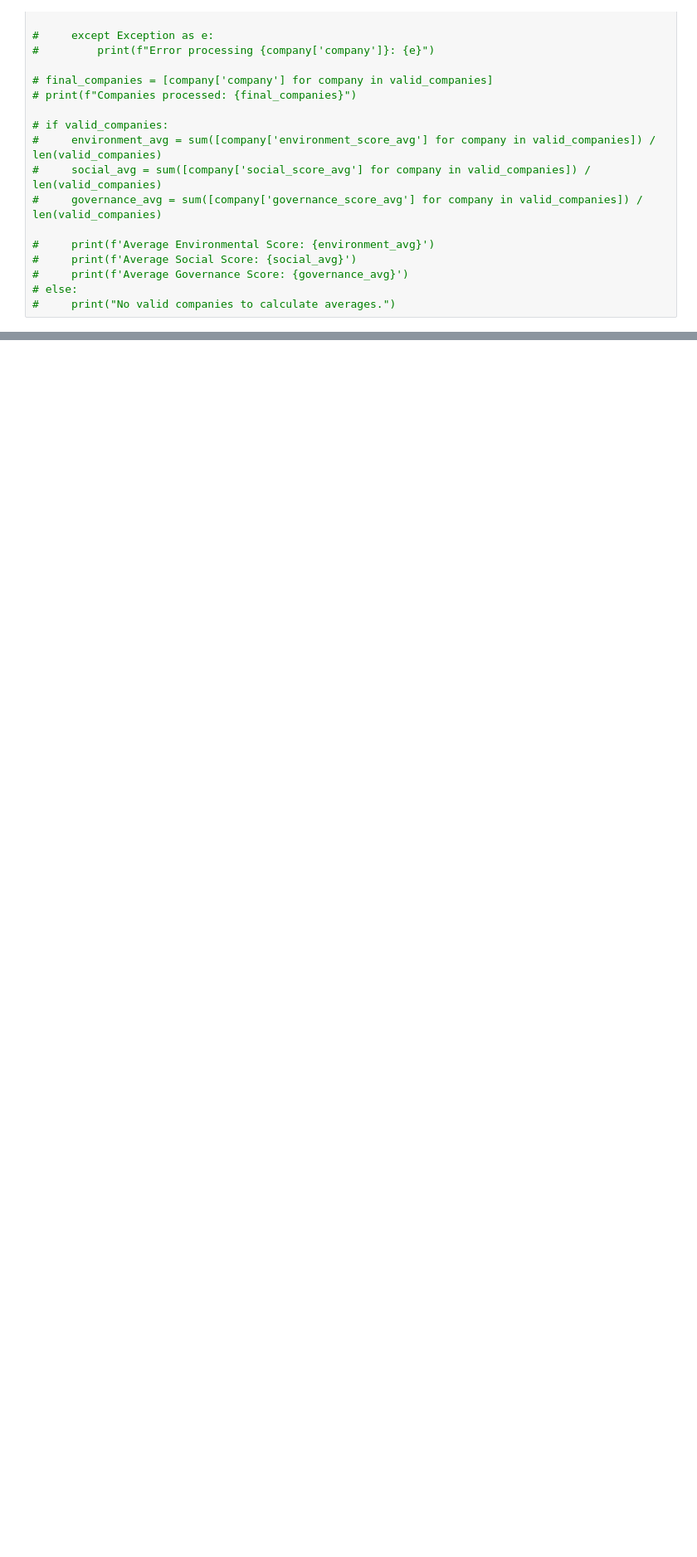
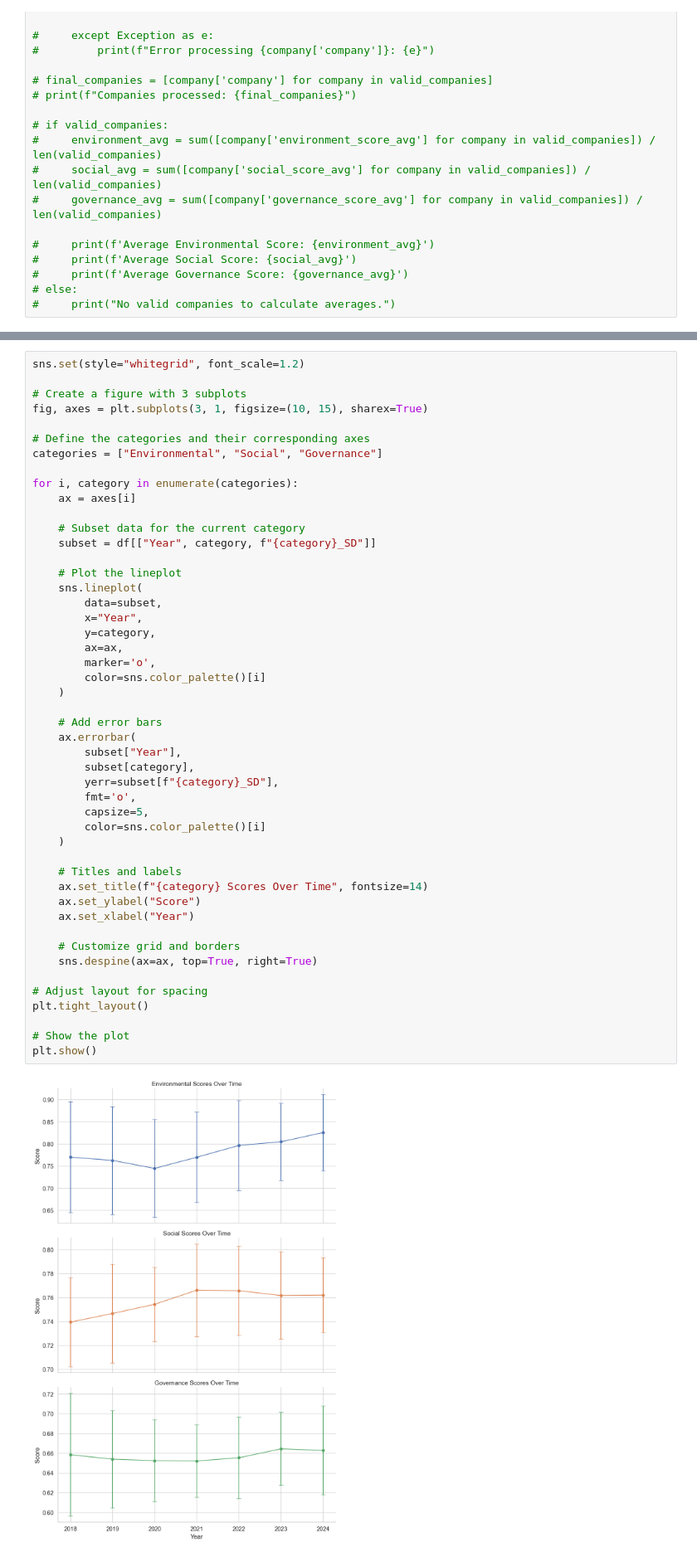
Before and after one commit to ajaymdn/FinalYearProject, a Jupyter notebook: FinBERT/lm-base.ipynb, the cells around one changed output, grey strips where cells are left out. Shown: that part at 83% size. Drawn from its saved outputs; the diff is of its cells as text; blank space fills up the shorter version.

```diff
--- a/FinBERT/lm-base.ipynb
+++ b/FinBERT/lm-base.ipynb
@@ -394,3 +570,53 @@ plt.show()
+# %%
+sns.set(style="whitegrid", font_scale=1.2)
+
+# Create a figure with 3 subplots
+fig, axes = plt.subplots(3, 1, figsize=(10, 15), sharex=True)
+
+# Define the categories and their corresponding axes
+categories = ["Environmental", "Social", "Governance"]
+
+for i, category in enumerate(categories):
+    ax = axes[i]
+
+    # Subset data for the current category
+    subset = df[["Year", category, f"{category}_SD"]]
+
+    # Plot the lineplot
+    sns.lineplot(
+        data=subset,
+        x="Year",
+        y=category,
+        ax=ax,
+        marker='o',
+        color=sns.color_palette()[i]
+    )
+
+    # Add error bars
+    ax.errorbar(
+        subset["Year"],
+        subset[category],
+        yerr=subset[f"{category}_SD"],
+        fmt='o',
+        capsize=5,
+        color=sns.color_palette()[i]
+    )
+
+    # Titles and labels
+    ax.set_title(f"{category} Scores Over Time", fontsize=14)
+    ax.set_ylabel("Score")
+    ax.set_xlabel("Year")
+
+    # Customize grid and borders
+    sns.despine(ax=ax, top=True, right=True)
+
+# Adjust layout for spacing
+plt.tight_layout()
+
+# Show the plot
+plt.show()
+# %% [output]
+[figure, added]
 # %%
 import pandas as pd
 import seaborn as sns
```
Also changed, not shown: parts of 9 cells of this notebook, 4 other files.
